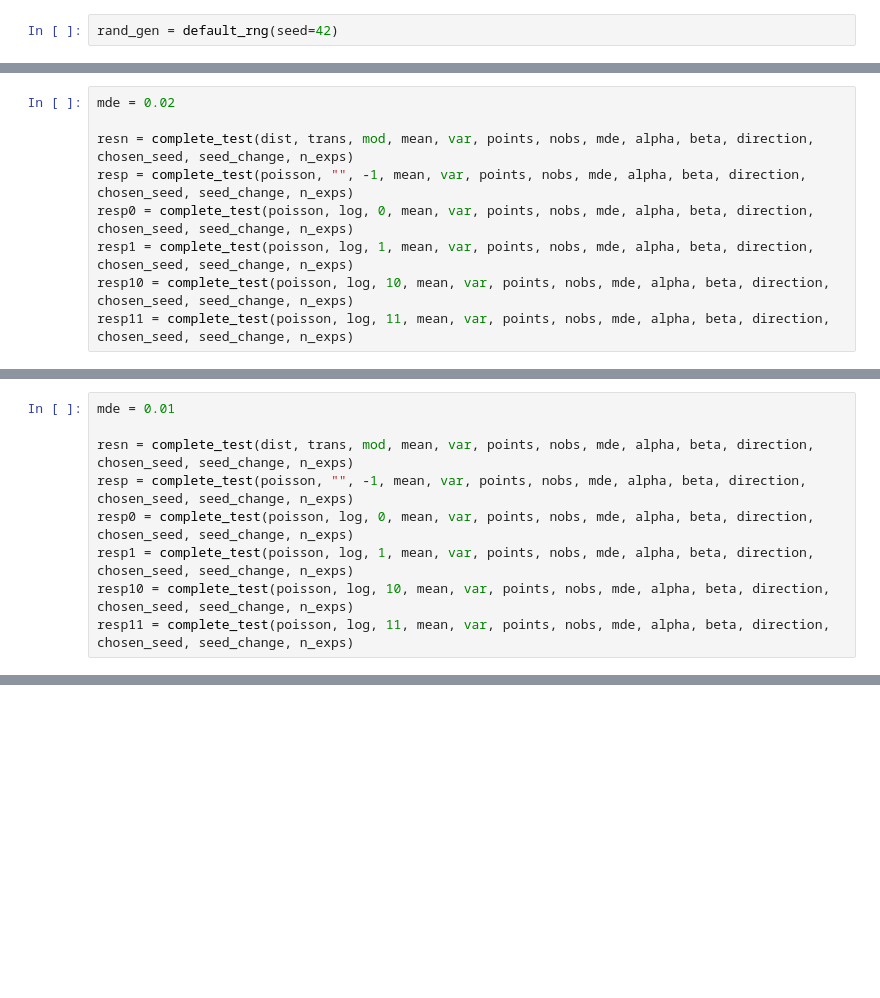
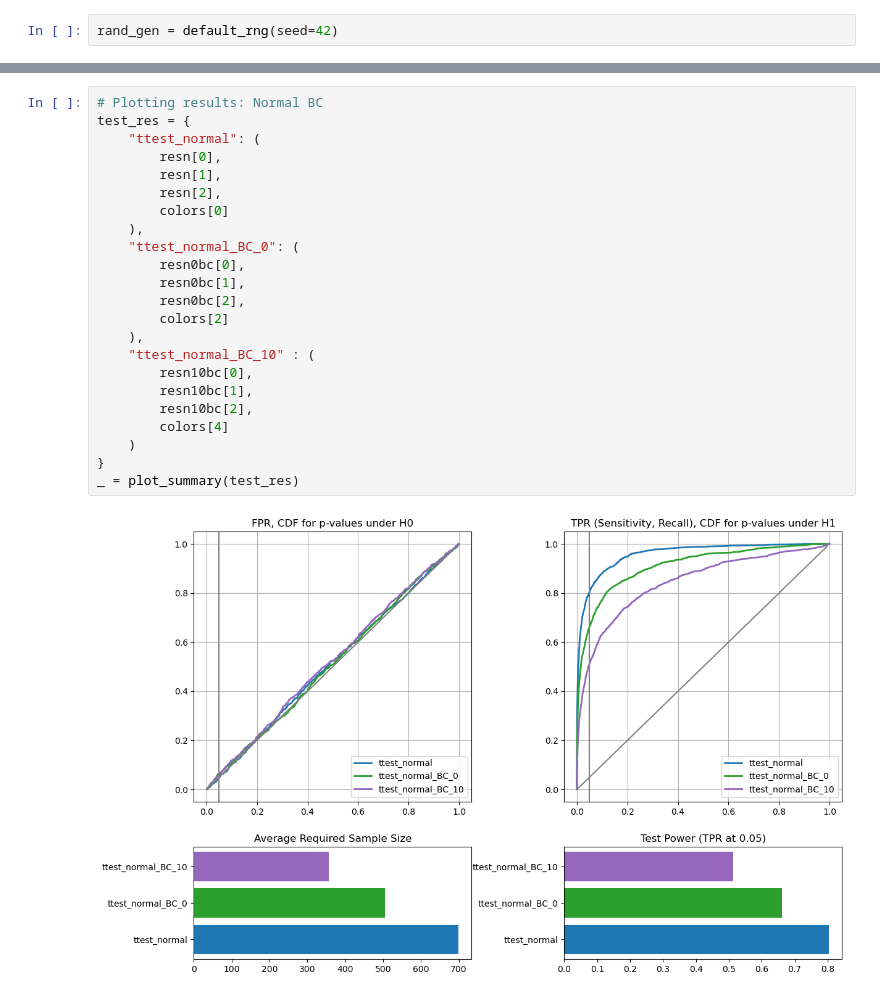
Before and after one commit to Patjo04/HM-AB-testing, a Jupyter notebook: results.ipynb, the cells around one changed output, grey strips where cells are left out. Drawn from its saved outputs; the diff is of its cells as text; blank space fills up the shorter version.

```diff
--- a/results.ipynb
+++ b/results.ipynb
@@ -1710,9 +688,0 @@ variance = 0.26279688962951187
-# %%
-mde = 0.02
-
-resn = complete_test(dist, trans, mod, mean, var, points, nobs, mde, alpha, beta, direction, chosen_seed, seed_change, n_exps)
-resp = complete_test(poisson, "", -1, mean, var, points, nobs, mde, alpha, beta, direction, chosen_seed, seed_change, n_exps)
-resp0 = complete_test(poisson, log, 0, mean, var, points, nobs, mde, alpha, beta, direction, chosen_seed, seed_change, n_exps)
-resp1 = complete_test(poisson, log, 1, mean, var, points, nobs, mde, alpha, beta, direction, chosen_seed, seed_change, n_exps)
-resp10 = complete_test(poisson, log, 10, mean, var, points, nobs, mde, alpha, beta, direction, chosen_seed, seed_change, n_exps)
-resp11 = complete_test(poisson, log, 11, mean, var, points, nobs, mde, alpha, beta, direction, chosen_seed, seed_change, n_exps)
@@ -1730,9 +688,0 @@ variance = 0.2628241154410327
-# %%
-mde = 0.01
-
-resn = complete_test(dist, trans, mod, mean, var, points, nobs, mde, alpha, beta, direction, chosen_seed, seed_change, n_exps)
-resp = complete_test(poisson, "", -1, mean, var, points, nobs, mde, alpha, beta, direction, chosen_seed, seed_change, n_exps)
-resp0 = complete_test(poisson, log, 0, mean, var, points, nobs, mde, alpha, beta, direction, chosen_seed, seed_change, n_exps)
-resp1 = complete_test(poisson, log, 1, mean, var, points, nobs, mde, alpha, beta, direction, chosen_seed, seed_change, n_exps)
-resp10 = complete_test(poisson, log, 10, mean, var, points, nobs, mde, alpha, beta, direction, chosen_seed, seed_change, n_exps)
-resp11 = complete_test(poisson, log, 11, mean, var, points, nobs, mde, alpha, beta, direction, chosen_seed, seed_change, n_exps)
@@ -1909,0 +689,25 @@ print(np.var(a))
+# %%
+# Plotting results: Normal BC
+test_res = {
+    "ttest_normal": (
+        resn[0],
+        resn[1],
+        resn[2],
+        colors[0]
+    ),
+    "ttest_normal_BC_0": (
+        resn0bc[0],
+        resn0bc[1],
+        resn0bc[2],
+        colors[2]
+    ),
+    "ttest_normal_BC_10" : (
+        resn10bc[0],
+        resn10bc[1],
+        resn10bc[2],
+        colors[4]
+    )
+}
+_ = plot_summary(test_res)
+# %% [output]
+[figure, added]
```
Also changed, not shown: parts of 127 cells of this notebook, 26 other files.
